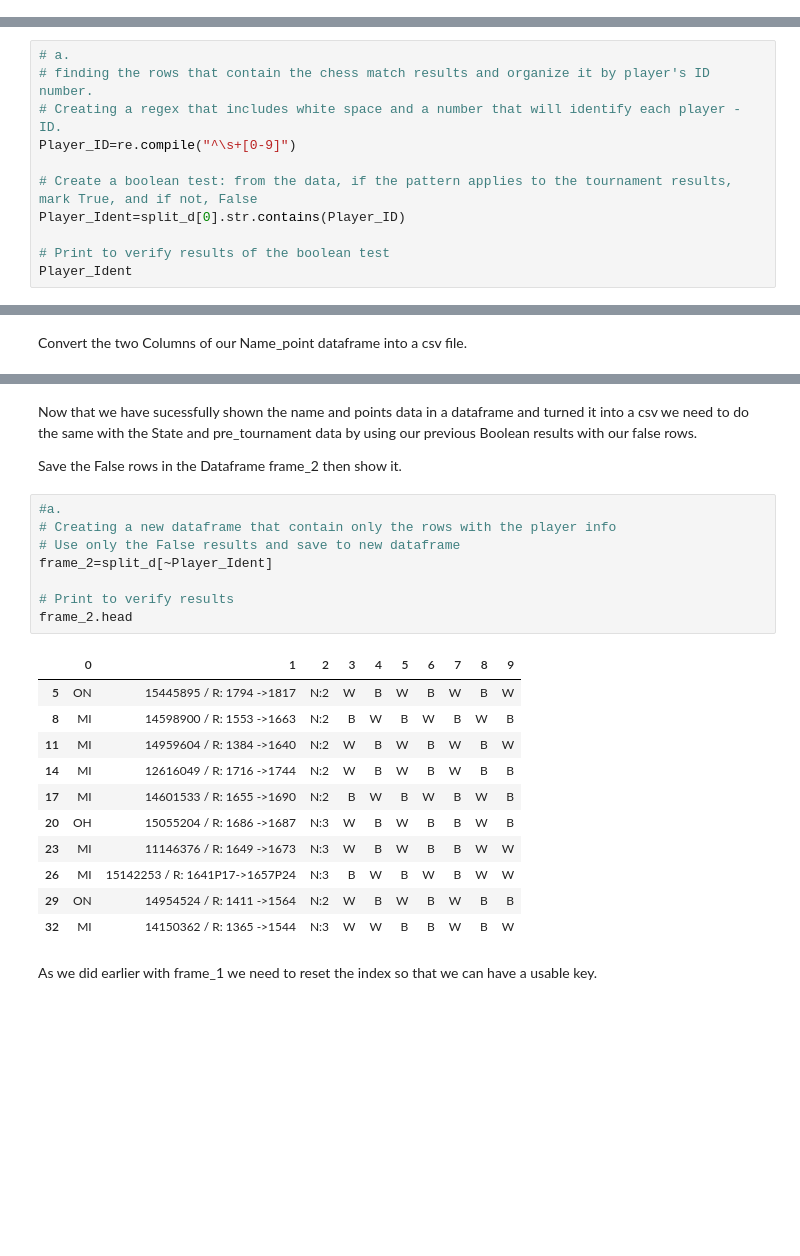
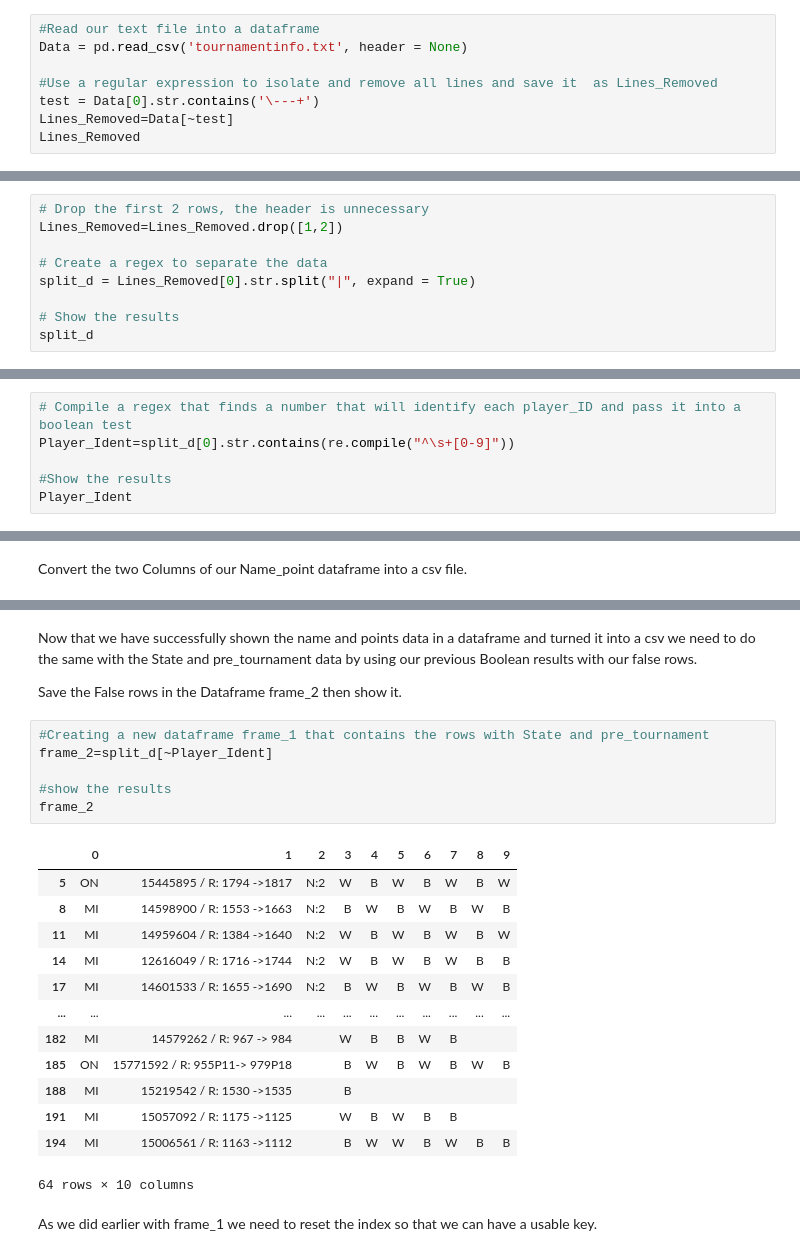
Before and after one commit to Danjstr/AIM-5001, a Jupyter notebook: Copy_of_D_Strauss_Project_3.ipynb, the cells around one changed output, grey strips where cells are left out. Cells and saved outputs as stored; diff of their text form; blank space fills up the shorter version.

```diff
--- a/Copy_of_D_Strauss_Project_3.ipynb
+++ b/Copy_of_D_Strauss_Project_3.ipynb
@@ -19,0 +25,8 @@ Saving tournamentinfo.txt to tournamentinfo (10).txt
+# %%
+#Read our text file into a dataframe
+Data = pd.read_csv('tournamentinfo.txt', header = None)
+
+#Use a regular expression to isolate and remove all lines and save it  as Lines_Removed
+test = Data[0].str.contains('\---+')
+Lines_Removed=Data[~test]
+Lines_Removed
@@ -60,0 +55,9 @@ split_d.head(10)
+# %%
+# Drop the first 2 rows, the header is unnecessary
+Lines_Removed=Lines_Removed.drop([1,2])
+
+# Create a regex to separate the data
+split_d = Lines_Removed[0].str.split("|", expand = True)
+
+# Show the results
+split_d
@@ -82,11 +101,0 @@ Much better the tenth column is gone. Now we can proceed to clean up our datafra
-# %%
-# a.
-# finding the rows that contain the chess match results and organize it by player's ID number.
-# Creating a regex that includes white space and a number that will identify each player - ID.
-Player_ID=re.compile("^\s+[0-9]")
-
-# Create a boolean test: from the data, if the pattern applies to the tournament results, mark True, and if not, False
-Player_Ident=split_d[0].str.contains(Player_ID)
-
-# Print to verify results of the boolean test
-Player_Ident
@@ -105,0 +102,6 @@ Name: 0, Length: 128, dtype: bool
+# %%
+# Compile a regex that finds a number that will identify each player_ID and pass it into a boolean test
+Player_Ident=split_d[0].str.contains(re.compile("^\s+[0-9]"))
+
+#Show the results
+Player_Ident
@@ -183,27 +201,27 @@ Verify_Name_point
 # %% [markdown]
-Now that we have sucessfully shown the name and points data in a dataframe and turned it into a csv we need to do the same with the State and pre_tournament data by using our previous Boolean results with our false rows.
+Now that we have successfully shown the name and points data in a dataframe and turned it into a csv we need to do the same with the State and pre_tournament data by using our previous Boolean results with our false rows.
 
 Save the False rows in the Dataframe frame_2 then show it.
 # %%
-#a.
-# Creating a new dataframe that contain only the rows with the player info
-# Use only the False results and save to new dataframe
+#Creating a new dataframe frame_1 that contains the rows with State and pre_tournament
 frame_2=split_d[~Player_Ident]
 
-# Print to verify results
-frame_2.head
+#show the results
+frame_2
 # %% [output]
 |  | 0 | 1 | 2 | 3 | 4 | 5 | 6 | 7 | 8 | 9 |
 | 5 | ON | 15445895 / R: 1794 ->1817 | N:2 | W | B | W | B | W | B | W |
 | 8 | MI | 14598900 / R: 1553 ->1663 | N:2 | B | W | B | W | B | W | B |
 | 11 | MI | 14959604 / R: 1384 ->1640 | N:2 | W | B | W | B | W | B | W |
 | 14 | MI | 12616049 / R: 1716 ->1744 | N:2 | W | B | W | B | W | B | B |
 | 17 | MI | 14601533 / R: 1655 ->1690 | N:2 | B | W | B | W | B | W | B |
-| 20 | OH | 15055204 / R: 1686 ->1687 | N:3 | W | B | W | B | B | W | B |
-| 23 | MI | 11146376 / R: 1649 ->1673 | N:3 | W | B | W | B | B | W | W |
-| 26 | MI | 15142253 / R: 1641P17->1657P24 | N:3 | B | W | B | W | B | W | W |
-| 29 | ON | 14954524 / R: 1411 ->1564 | N:2 | W | B | W | B | W | B | B |
-| 32 | MI | 14150362 / R: 1365 ->1544 | N:3 | W | W | B | B | W | B | W |
+| ... | ... | ... | ... | ... | ... | ... | ... | ... | ... | ... |
+| 182 | MI | 14579262 / R: 967 -> 984 |  | W | B | B | W | B |  |  |
+| 185 | ON | 15771592 / R: 955P11-> 979P18 |  | B | W | B | W | B | W | B |
+| 188 | MI | 15219542 / R: 1530 ->1535 |  | B |  |  |  |  |  |  |
+| 191 | MI | 15057092 / R: 1175 ->1125 |  | W | B | W | B | B |  |  |
+| 194 | MI | 15006561 / R: 1163 ->1112 |  | B | W | W | B | W | B | B |
+64 rows × 10 columns
 # %% [markdown]
 As we did earlier with frame_1 we need to reset the index so that we can have a usable key.
 # %%
```
Also changed, not shown: parts of 43 cells of this notebook.
